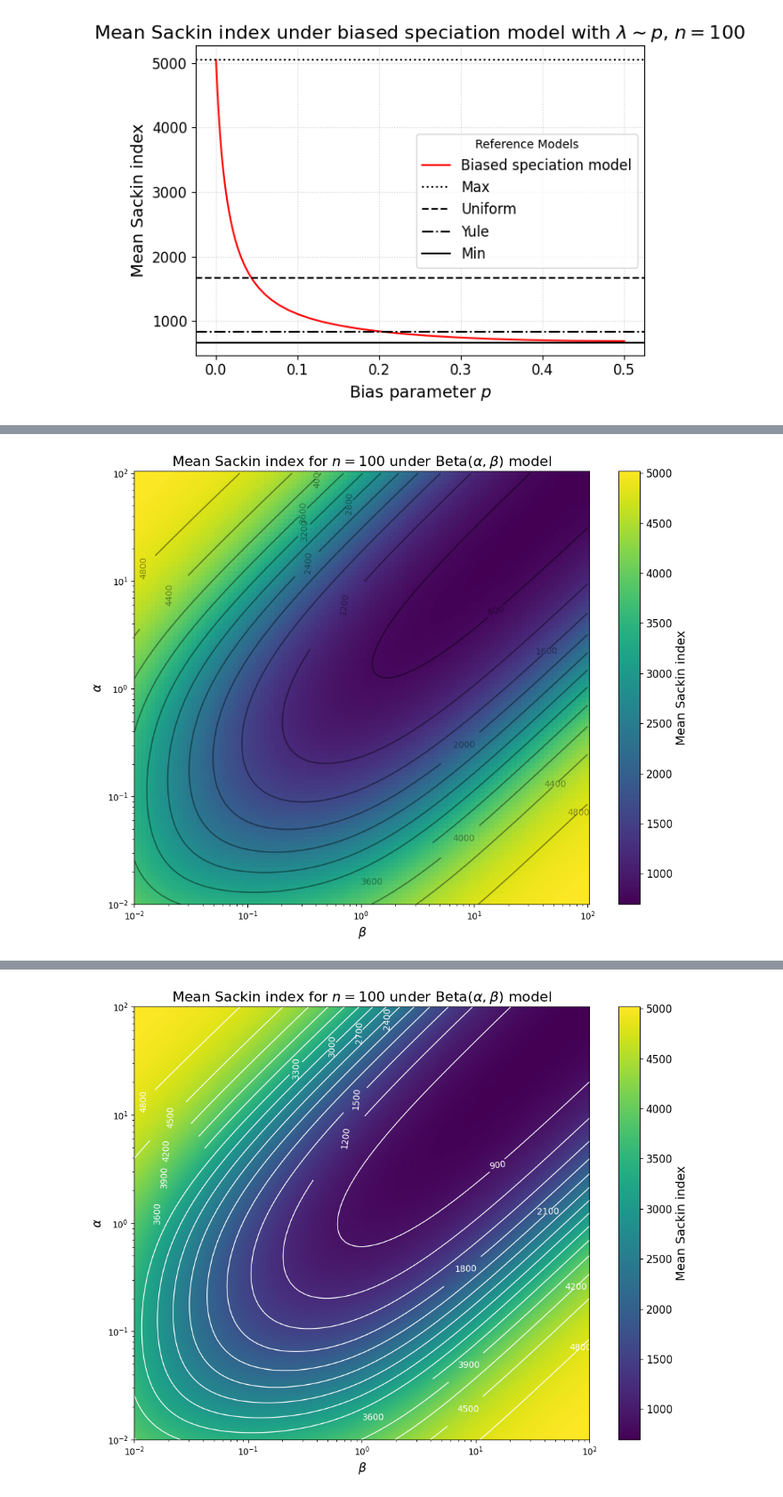
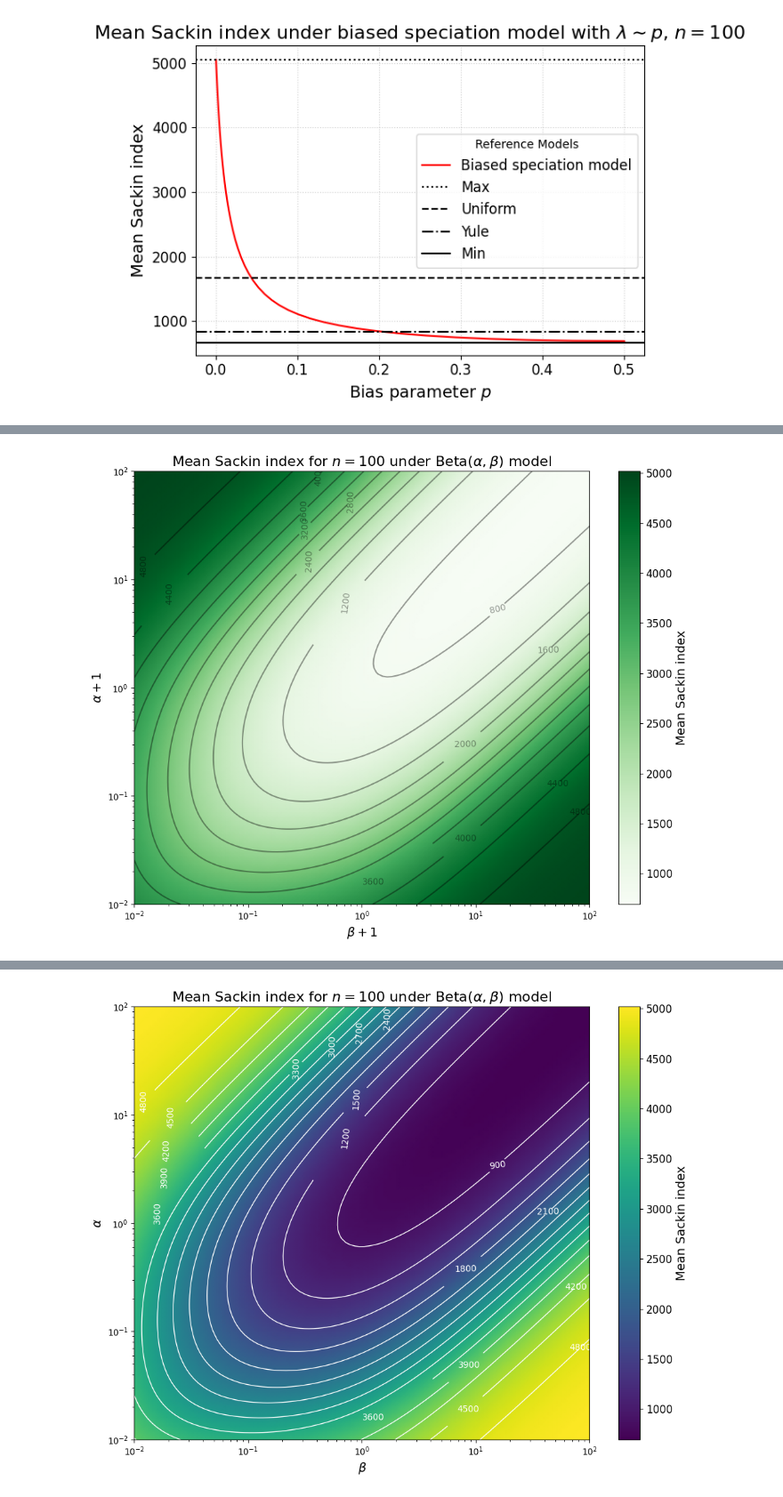
Before and after one commit to dbauman18/biased_speciation_calculation, a Jupyter notebook: biased_speciation.ipynb, the cells around one changed output, grey strips where cells are left out. Shown at 89% size. Cells and saved outputs as stored; diff of their text form; code cells hidden in the pictures.

```diff
--- a/biased_speciation.ipynb
+++ b/biased_speciation.ipynb
@@ -316,33 +375,34 @@ plt.show()
 # %%
 a = np.logspace(-2, 2, 100)
 b = a
 n = 100
 
 mean_sackin = np.zeros((len(a), len(b)))
 for i, ai in enumerate(a):
     for j, bi in enumerate(b):
         mean_sackin[i, j] = sackin_mean_beta(n, ai, bi)
 
 plt.figure(figsize=(10, 8))
-mesh = plt.pcolormesh(b, a, mean_sackin, shading='auto', cmap='viridis')
+mesh = plt.pcolormesh(b, a, mean_sackin, shading='gouraud', cmap='Greens')
 
 # Add contour lines (on top)
 contours = plt.contour(b, a, mean_sackin, colors='k', alpha=0.4, levels=10)
 
 plt.clabel(contours, inline=True, fontsize=10, fmt='%.0f')  # label lines with values
 
 # Colorbar
 cbar = plt.colorbar(mesh)
 cbar.ax.tick_params(labelsize=12)
 cbar.set_label('Mean Sackin index', fontsize=14)
 
 plt.xscale('log')
 plt.yscale('log')
-plt.xlabel(r'$\beta$', fontsize=14)
-plt.ylabel(r'$\alpha$', fontsize=14)
+plt.xlabel(r'$\beta + 1$', fontsize=14)
+plt.ylabel(r'$\alpha + 1$', fontsize=14)
 plt.title(rf'Mean Sackin index for $n={n}$ under Beta($\alpha, \beta$) model', fontsize=16)
 
 plt.tight_layout()
+plt.savefig("./plots/sackin_biased_speciation_sainudiin_veber_fixed_n.png", dpi=300)
 plt.show()
 # %% [output]
-[figure, old version]
+[figure, new version]
```
Also changed, not shown: parts of 8 cells of this notebook, 8 other files.
